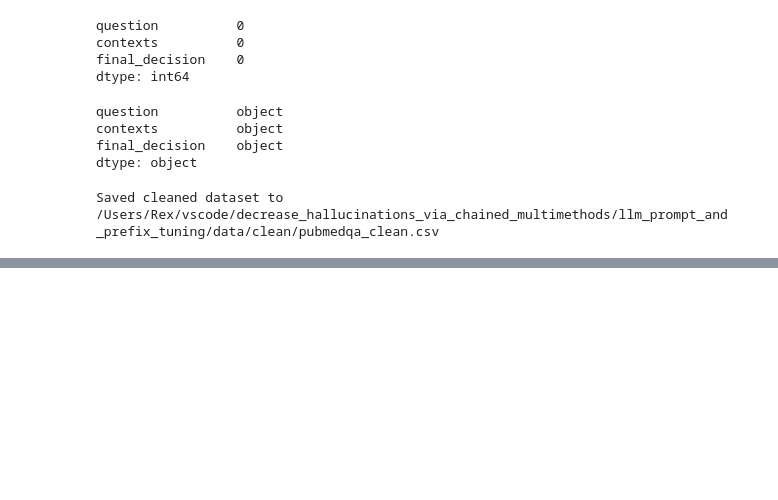
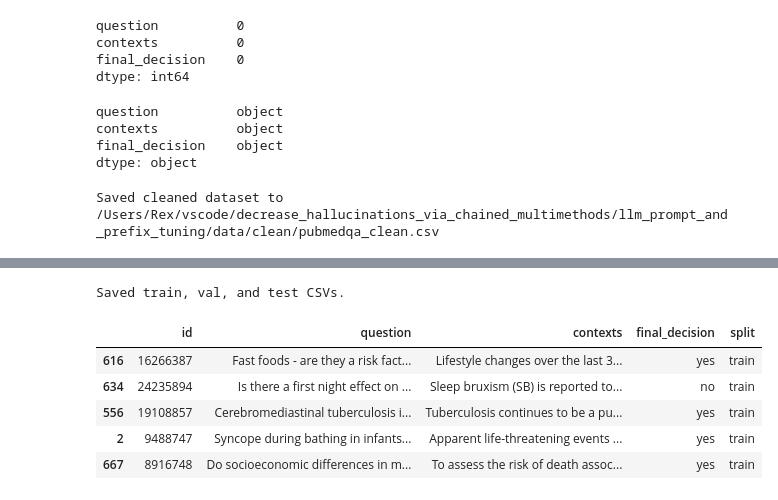
Before and after one commit to RexManglicmot/prompt_and_prefix_fine_tuning, a Jupyter notebook: data/eda.ipynb, the cells around one changed output, grey strips where cells are left out. Cells and saved outputs as stored; diff of their text form; code cells hidden in the pictures; blank space fills up the shorter version.

```diff
--- a/data/eda.ipynb
+++ b/data/eda.ipynb
@@ -120,0 +129,30 @@ Saved cleaned dataset to /Users/Rex/vscode/decrease_hallucinations_via_chained_m
+# %%
+from sklearn.model_selection import train_test_split
+
+# Features and labels
+X = df3.reset_index(drop=False)   # reset index for clean splitting
+y = X["final_decision"]
+
+# First split: train vs temp (val+test)
+X_train, X_temp, y_train, y_temp = train_test_split(
+    X, y, test_size=0.2, stratify=y, random_state=42
+)
+
+# Second split: validation vs test (split temp into half/half)
+X_val, X_test, y_val, y_test = train_test_split(
+    X_temp, y_temp, test_size=0.5, stratify=y_temp, random_state=42
+)
+
+# Add a split column to the original data
+X_train["split"] = "train"
+X_val["split"] = "val"
+X_test["split"] = "test"
+
+# Combine back
+df_split = pd.concat([X_train, X_val, X_test])
+
+# Save split dataset
+df_split.to_csv("pubmedqa_split.csv", index=False)
+
+print(df_split["split"].value_counts())
+print(df_split.groupby("split")["final_decision"].value_counts())
@@ -120,0 +173,18 @@ Saved cleaned dataset to /Users/Rex/vscode/decrease_hallucinations_via_chained_m
+# %%
+# Save each split separately
+X_train.to_csv("pubmedqa_train.csv", index=False)
+X_val.to_csv("pubmedqa_val.csv", index=False)
+X_test.to_csv("pubmedqa_test.csv", index=False)
+
+print("Saved train, val, and test CSVs.")
+# %% [output]
+Saved train, val, and test CSVs.
+# %%
+X_train.head()
+# %% [output]
+|  | id | question | contexts | final_decision | split |
+| 616 | 16266387 | Fast foods - are they a risk fact... | Lifestyle changes over the last 3... | yes | train |
+| 634 | 24235894 | Is there a first night effect on ... | Sleep bruxism (SB) is reported to... | no | train |
+| 556 | 19108857 | Cerebromediastinal tuberculosis i... | Tuberculosis continues to be a pu... | yes | train |
+| 2 | 9488747 | Syncope during bathing in infants... | Apparent life-threatening events ... | yes | train |
+| 667 | 8916748 | Do socioeconomic differences in m... | To assess the risk of death assoc... | yes | train |
```
Also changed, not shown: parts of 10 cells of this notebook, 11 other files.
